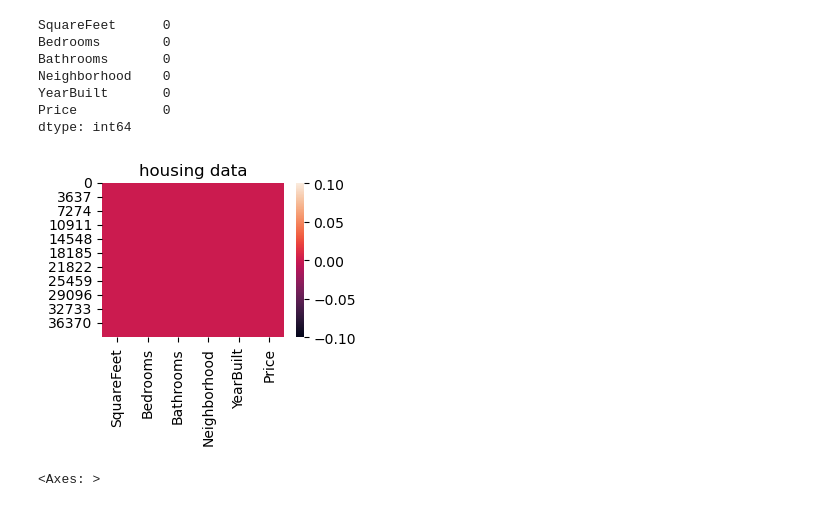
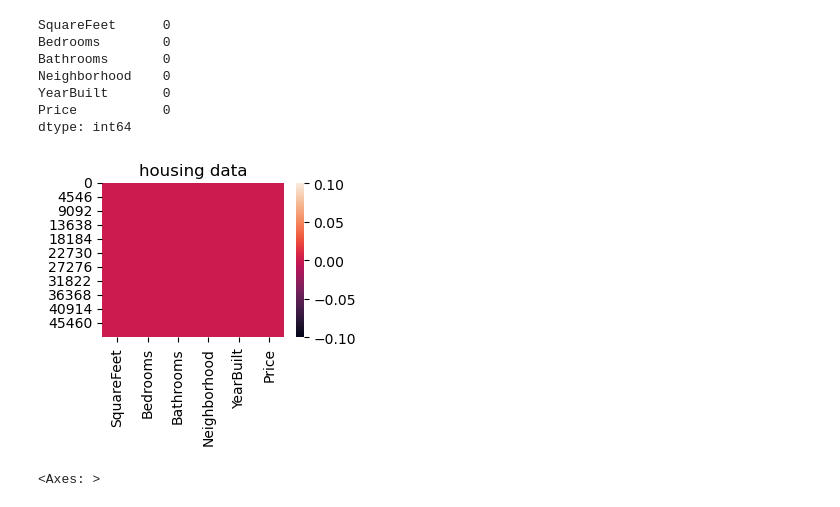
Before and after one commit to minamaher58/Housing-Price-Prediction, a Jupyter notebook: house_price_prediction.ipynb, the cells around one changed output. Drawn from its saved outputs; the diff is of its cells as text; code cells hidden in the pictures.

```diff
--- a/house_price_prediction.ipynb
+++ b/house_price_prediction.ipynb
@@ -46,13 +47,13 @@ dtype: int64
 # %%
 plt.figure(figsize = (10, 2))
 
 plt.subplot(1, 3, 1)
 plt.title("housing data")
-sns.heatmap(train.isnull())
+sns.heatmap(housing_data.isnull())
 
 plt.show()
 # %% [output]
-[figure, old version]
+[figure, new version]
 # %%
 msno.matrix(df=housing_data, figsize=(3,2), color=(0,.3,.3))
 # %% [output]
```
Also changed, not shown: parts of 8 cells of this notebook, 4 other files.
